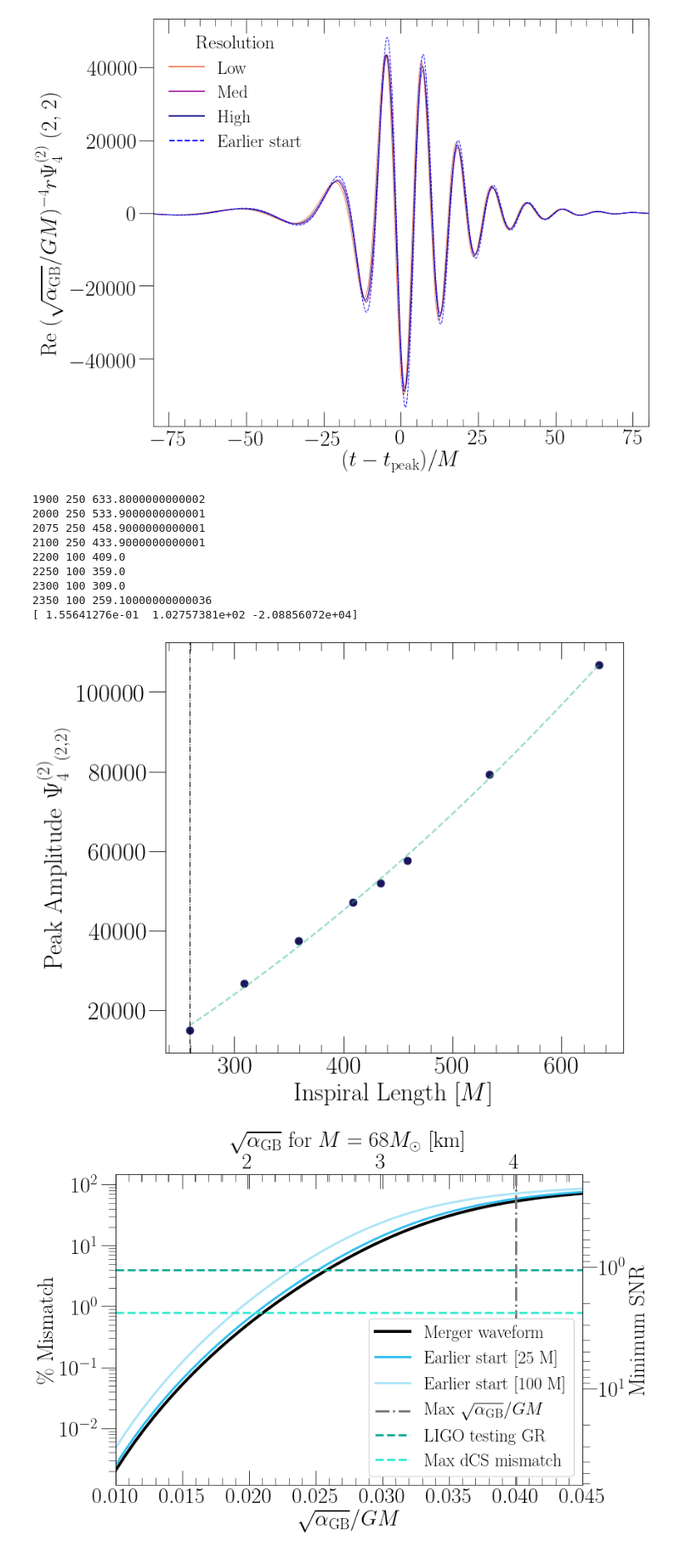
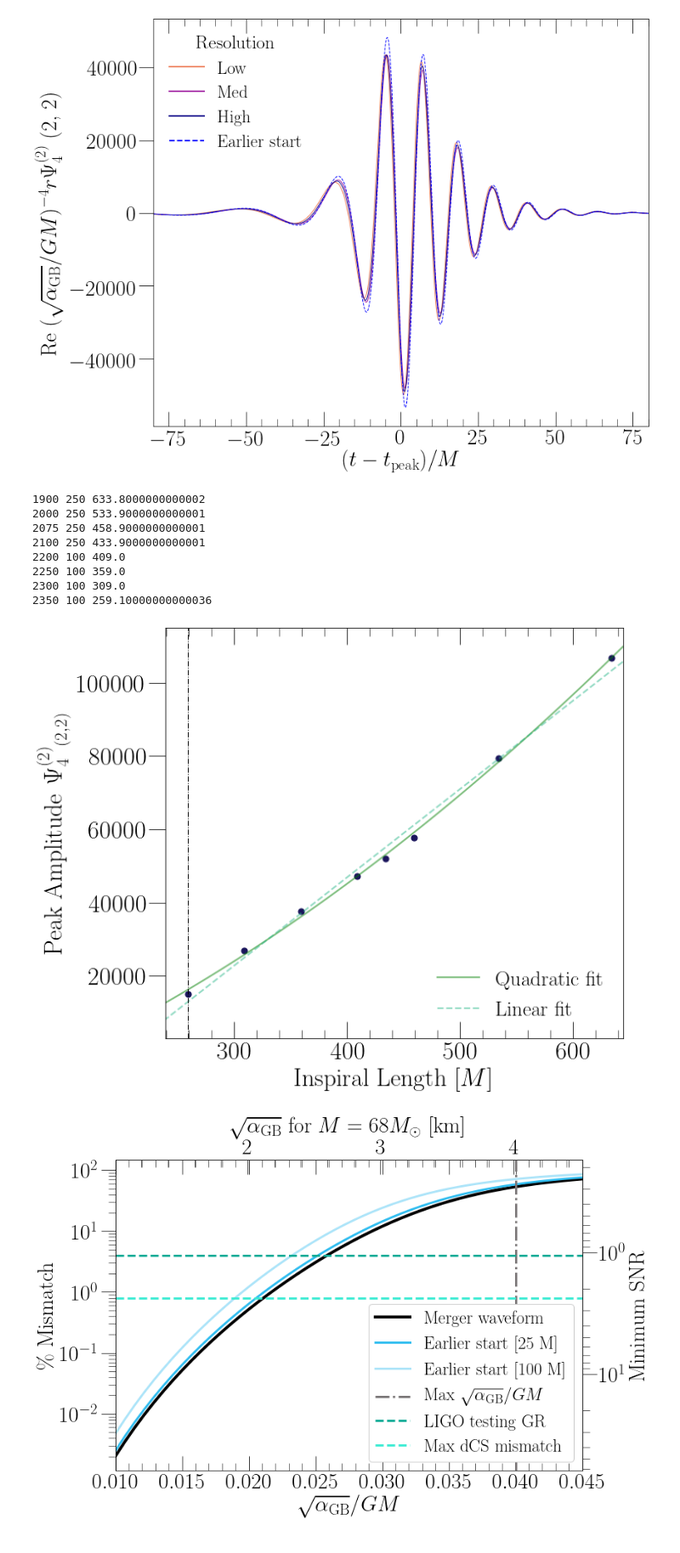
Before and after one commit to mariaokounkova/EDGB, a Jupyter notebook: GW150914/EDGB_GW.ipynb, the cells around one changed output. Shown at 85% size. Saved outputs shown, nothing was run; the diff lists cells and outputs as text; code cells hidden in the pictures.

Commit message:
EDGB_GW: Added linear and quadratic fits peak times
Added a linear fit to stress how it does worse than the
quadratic fit

```diff
--- a/GW150914/EDGB_GW.ipynb
+++ b/GW150914/EDGB_GW.ipynb
@@ -442,7 +442,7 @@ LIGOBucketPlot()
 [figure]
 # %%
 ## Peak amplitude plot
-def PeakAmplitudesPlot(order=2):
+def PeakAmplitudesPlot():
 
 
     #start_arr = [1900, 2000, 2075, 2100]
@@ -469,6 +469,14 @@ def PeakAmplitudesPlot(order=2):
         time = SubtractPeakTimeMode(time, data)
         time, data = CutTimes(time, data, -100, 100)
 
+        """Run length should be
+
+        t_peak - t_start - t_ramp/2.0
+
+        Since we have a ramped-on portion with area
+        (tp - (ts + tr))
+        but then a ramp on portion with area tr/2.0 """
+
         length = t_peak - start - ramp/2.0 ## minus ramp time
         peak_amplitude = np.max(data)
 
@@ -479,43 +487,45 @@ def PeakAmplitudesPlot(order=2):
         length, peak_amplitude = GetData(start, ramp, lev=0)
         lengths.append(length)
         peak_amplitudes.append(peak_amplitude)
         print(start, ramp, length)
 
         #length, peak_amplidue = GetData(start, lev=1)
         #peak_amplitudes_higher.append(peak_amplitude)
 
 
     ## Fit a quadratic
-    z = np.polyfit(lengths, peak_amplitudes, order)
-    print(z)
+    fit_lengths = np.linspace(lengths[0] + 10, lengths[-1] - 20, 100)
+
+    z = np.polyfit(lengths, peak_amplitudes, 2)
     p = np.poly1d(z)
-    fit_lengths = np.linspace(lengths[0], lengths[-1], 100)
-    plt.plot(fit_lengths, p(fit_lengths), ls='--', color='#2ab88b',label='Quadratic fit',alpha=0.5, lw=2.0)
+    plt.plot(fit_lengths, p(fit_lengths), ls='-', color='green',label='Quadratic fit',alpha=0.5, lw=2.0)
 
+    z = np.polyfit(lengths, peak_amplitudes, 1)
+    p = np.poly1d(z)
+    plt.plot(fit_lengths, p(fit_lengths), ls='--', color='#2ab88b',label='Linear fit',alpha=0.5, lw=2.0)
 
-    plt.scatter(lengths, peak_amplitudes, marker='.', s=300, color='#1a155c')
-    #plt.scatter(lengths, peak_amplitudes_higher, marker='.', s=400, color='red')
+    plt.scatter(lengths, peak_amplitudes, marker='.', s=200, color='#1a155c')
 
     plt.axvline(lengths[-1], color='black', ls='-.', lw=1.0)
     ax.set_xlabel('Inspiral Length $[M]$', fontsize=30)
     ax.set_ylabel('Peak Amplitude $\Psi_4^{(2)} {}_{(2,2)}$', fontsize=30)
-    #plt.ylim(-100, 100)
+    plt.xlim(fit_lengths[-1], fit_lengths[0])
+    plt.legend(frameon=False, fontsize=25)
     plt.tight_layout()
     plt.savefig(figname + '.pdf')
     plt.show()
 
-PeakAmplitudesPlot(order=2)
+PeakAmplitudesPlot()
 # %% [output]
 1900 250 633.8000000000002
 2000 250 533.9000000000001
 2075 250 458.9000000000001
 2100 250 433.9000000000001
 2200 100 409.0
 2250 100 359.0
 2300 100 309.0
 2350 100 259.10000000000036
-[ 1.55641276e-01  1.02757381e+02 -2.08856072e+04]
-[figure, old version]
+[figure, new version]
 # %%
 ## GR and EDGB together
 
```
